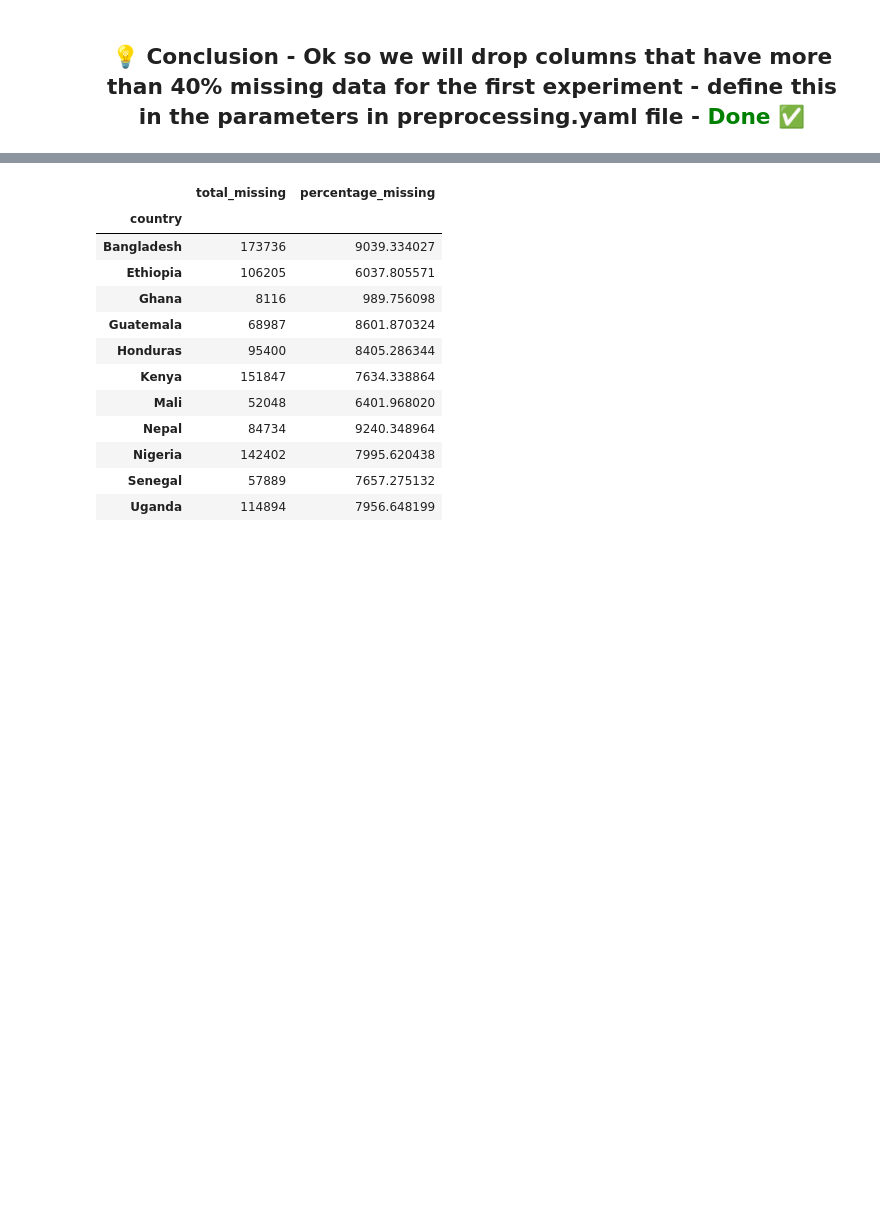
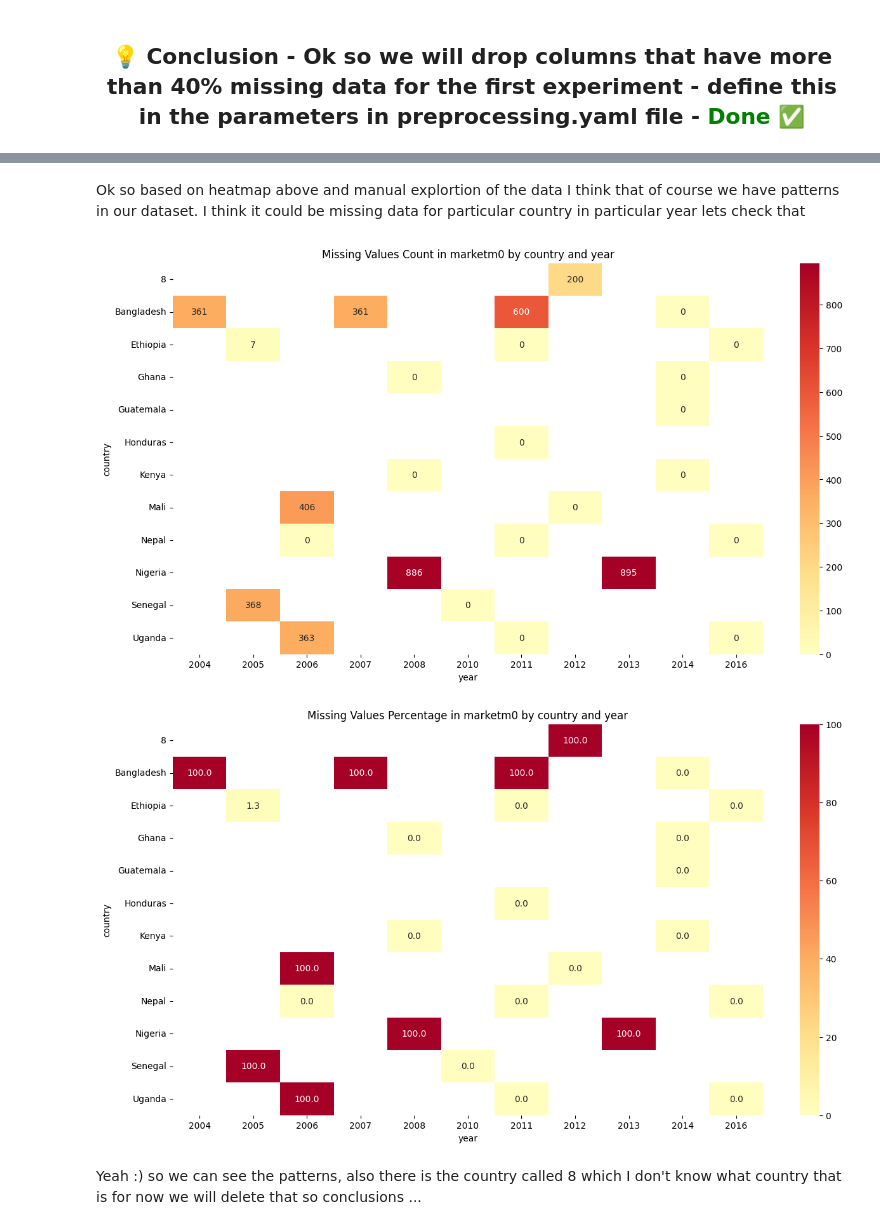
Before and after one commit to AdamPrzychodniPrivate/ml-poverty-prediction, a Jupyter notebook: pipeline/notebooks/2_EDA.ipynb, the cells around one changed output, grey strips where cells are left out. Cells and saved outputs as stored; diff of their text form; code cells hidden in the pictures; blank space fills up the shorter version.

```diff
--- a/pipeline/notebooks/2_EDA.ipynb
+++ b/pipeline/notebooks/2_EDA.ipynb
@@ -703,2 +417,0 @@ def drop_rows_with_values(df, column, values_to_drop):
-# %%
-df = drop_rows_with_values(df, 'country', ['8'])
@@ -720,0 +487,2 @@ df
+# %% [markdown]
+Ok so based on heatmap above and manual explortion of the data I think that of course we have patterns in our dataset. I think it could be missing data for particular country in particular year lets check that
@@ -721,16 +540,7 @@ df
 # %%
-count_missing_values_by_category(df, 'country')
+visualize_missing_values_by_group(df, ['country', 'year'], 'marketm0')
 # %% [output]
-|  | total_missing | percentage_missing |
-| country |  |  |
-| Bangladesh | 173736 | 9039.334027 |
-| Ethiopia | 106205 | 6037.805571 |
-| Ghana | 8116 | 989.756098 |
-| Guatemala | 68987 | 8601.870324 |
-| Honduras | 95400 | 8405.286344 |
-| Kenya | 151847 | 7634.338864 |
-| Mali | 52048 | 6401.968020 |
-| Nepal | 84734 | 9240.348964 |
-| Nigeria | 142402 | 7995.620438 |
-| Senegal | 57889 | 7657.275132 |
-| Uganda | 114894 | 7956.648199 |
+[figure, added]
+[figure, added]
+# %% [markdown]
+Yeah :) so we can see the patterns, also there is the country called 8 which I don't know what country that is for now we will delete that so conclusions ...
```
Also changed, not shown: parts of 34 cells of this notebook.
